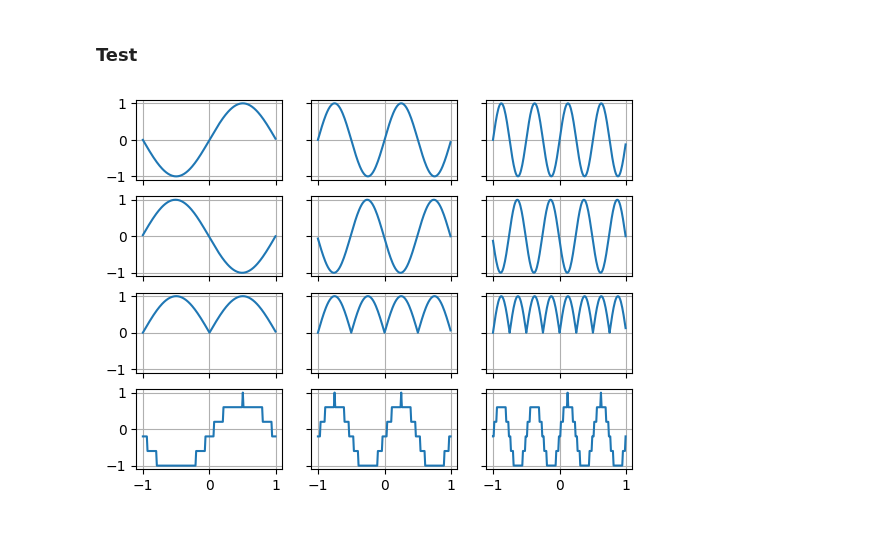
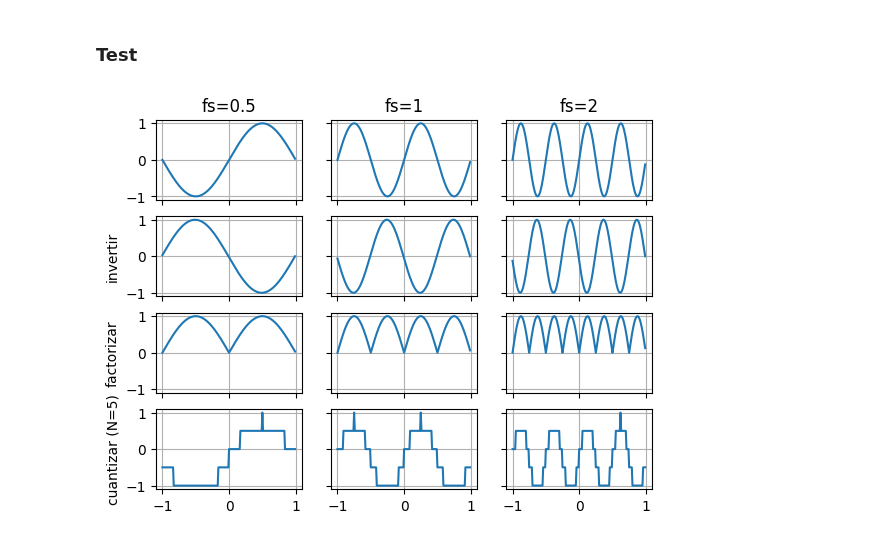
Before and after one commit to francoherg/PDS-2025, a Jupyter notebook: Practica/Guia1/1-2.ipynb, the cells around one changed output. Drawn from its saved outputs; the diff is of its cells as text; code cells hidden in the pictures.

```diff
--- a/Practica/Guia1/1-2.ipynb
+++ b/Practica/Guia1/1-2.ipynb
@@ -87,41 +87,49 @@ def rectificar(s):
 
 ''' Ejercio 2.3
 s: senial a cuantizar
+N: niveles de cuantizacion
 '''
 def cuantizar(s,N):
+    n=N-1
     smin = min(s)
     smax = max(s) - smin
-    H = smax/N
 
-    if(H == 0):
-        raise Exception(f"smin: {smin}, smax: {smax}")
+    if(smax == 0 or n <= 0):
+        return s[:]
 
-    scuan = [0]*len(s)
-    for i in range(len(s)):
-        scuan[i] = H*int((s[i]-smin)/H) + smin
-    return scuan
+    H = smax/n
+
+    return [min(H * int((x-smin)/H), smax) + smin for x in s]
 # %% [markdown]
 ### Test
 # %%
 import matplotlib.pyplot as plt
 
 s = [[0 for _ in range(3)] for _ in range(4)]
 [t,s[0][0]] = senoidal(-1,1,100,0.5,0)
 [t,s[0][1]] = senoidal(-1,1,100,1,0)
 [t,s[0][2]] = senoidal(-1,1,100,2,0)
 
 for i in range(3):
     s[1][i] = invertir(s[0][i])
     s[2][i] = rectificar(s[0][i])
     s[3][i] = cuantizar(s[0][i],5)
 
 fig,ax = plt.subplots(4,3,sharex=True,sharey=True)
 
 for i in range(4):
     for j in range(3):
         ax[i,j].grid()
         ax[i,j].plot(t,s[i][j])
 
+ax[0,0].set_title('fs=0.5')
+ax[0,1].set_title('fs=1')
+ax[0,2].set_title('fs=2')
+
+ax[1,0].set_ylabel('invertir')
+ax[2,0].set_ylabel('factorizar')
+ax[3,0].set_ylabel('cuantizar (N=5)')
+
 plt.show()
 # %% [output]
-[figure, old version]
+[figure, new version]
```
